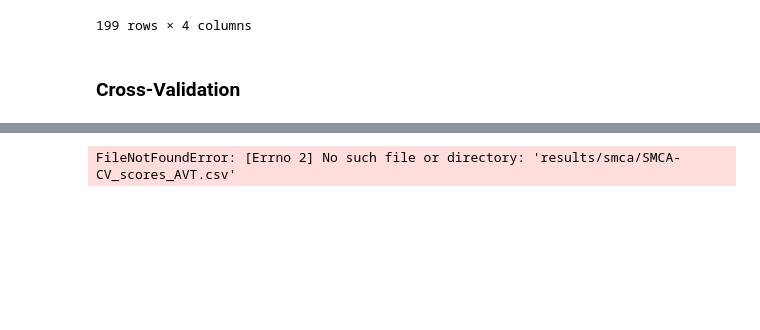
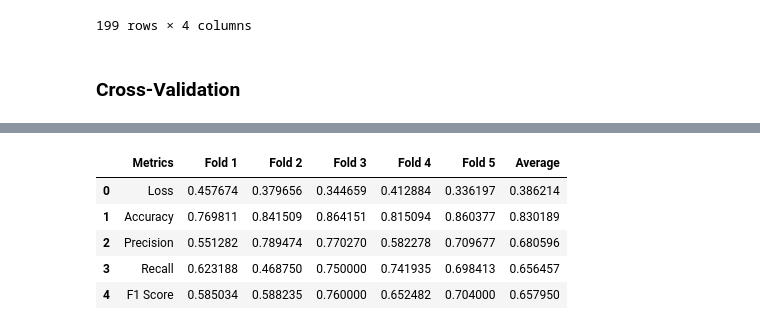
Before and after one commit to KyleZrey/SMCA, a Jupyter notebook: fusion_classification/SMCA_MCA.ipynb, the cells around one changed output, grey strips where cells are left out. Saved outputs shown, nothing was run; the diff lists cells and outputs as text; code cells hidden in the pictures; blank space fills up the shorter version.

```diff
--- a/fusion_classification/SMCA_MCA.ipynb
+++ b/fusion_classification/SMCA_MCA.ipynb
@@ -1226,5 +1480,10 @@ def cross_validate_model(
 # %%
-# df = pd.read_csv(f'results/smca/SMCA-CV_scores_{selected_modality}.csv')
-# df
+df = pd.read_csv(f'results/smca/SMCA-CV_scores_{selected_modality}.csv')
+df
 # %% [output]
-FileNotFoundError: [Errno 2] No such file or directory: 'results/smca/SMCA-CV_scores_AVT.csv'
+|  | Metrics | Fold 1 | Fold 2 | Fold 3 | Fold 4 | Fold 5 | Average |
+| 0 | Loss | 0.457674 | 0.379656 | 0.344659 | 0.412884 | 0.336197 | 0.386214 |
+| 1 | Accuracy | 0.769811 | 0.841509 | 0.864151 | 0.815094 | 0.860377 | 0.830189 |
+| 2 | Precision | 0.551282 | 0.789474 | 0.770270 | 0.582278 | 0.709677 | 0.680596 |
+| 3 | Recall | 0.623188 | 0.468750 | 0.750000 | 0.741935 | 0.698413 | 0.656457 |
+| 4 | F1 Score | 0.585034 | 0.588235 | 0.760000 | 0.652482 | 0.704000 | 0.657950 |
```
Also changed, not shown: parts of 19 cells of this notebook, 16 other files.
